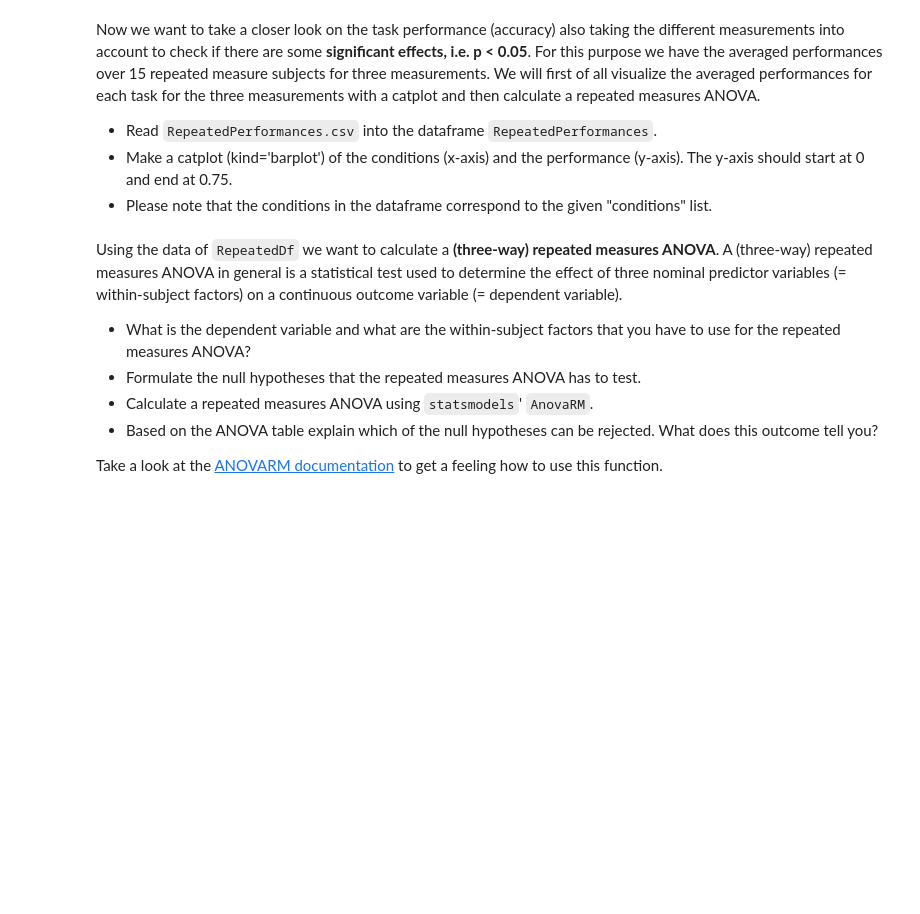
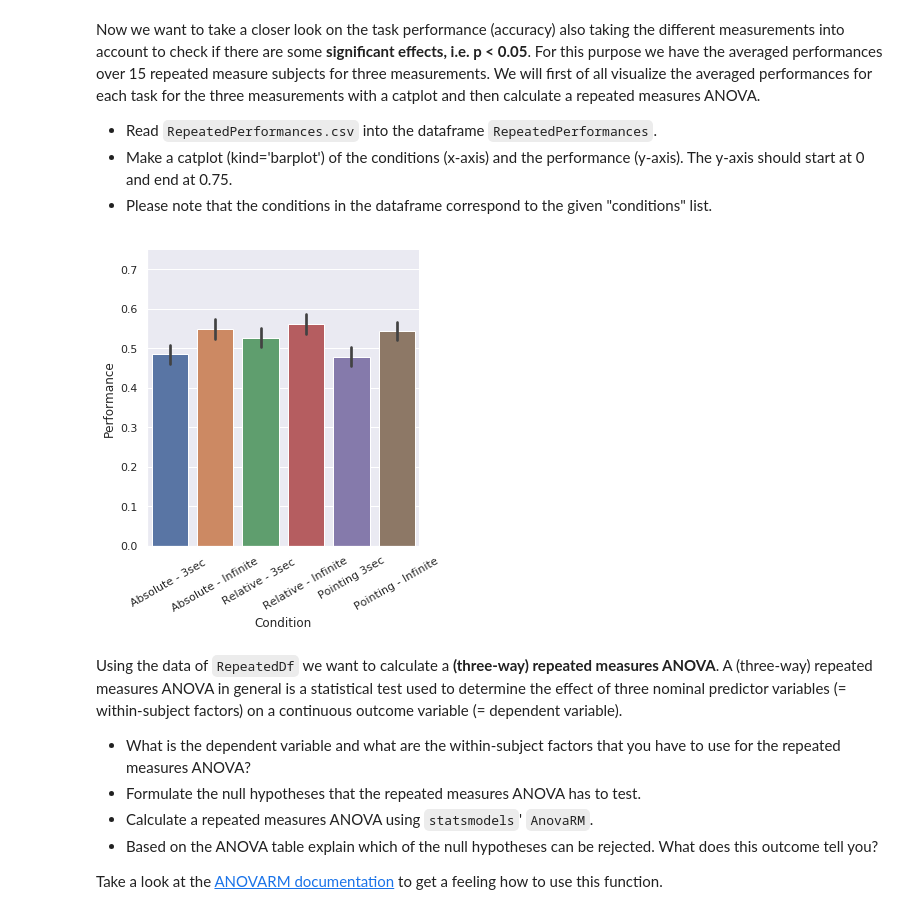
Before and after one commit to NBP-ACC/week-6-acc_11, a Jupyter notebook: sheet04_Viki.ipynb, the cells around one changed output. Saved outputs shown, nothing was run; the diff lists cells and outputs as text; code cells hidden in the pictures; blank space fills up the shorter version.

```diff
--- a/sheet04_Viki.ipynb
+++ b/sheet04_Viki.ipynb
@@ -228,3 +211,14 @@ conditions = ["Absolute - 3sec ","Absolute - Infinite","Relative - 3sec ","Relat
+# %%
+conditions = ["Absolute - 3sec ","Absolute - Infinite","Relative - 3sec ","Relative - Infinite","Pointing 3sec","Pointing - Infinite"]
+repdict = dict(zip([i for i in range(len(conditions))], conditions))
+
+RepeatedPerformances = pd.read_csv('./Data/RepeatedPerformances.csv')
+for_plot = RepeatedPerformances.copy()
+for_plot['Condition'].replace(repdict, inplace = True)
+
+catplot = sns.catplot(x='Condition', y='Performance', data=for_plot, kind='bar').set(ylim=(0, 0.75)).set_xticklabels(rotation=30)
+# %% [output]
+[figure, added]
 # %%
 # create a usable dataframe for the following analysis
 repgroup = RepeatedPerformances.groupby(['Measurement','Subject','Condition'], as_index=False)['Performance'].mean()
```
Also changed, not shown: parts of 11 cells of this notebook.
